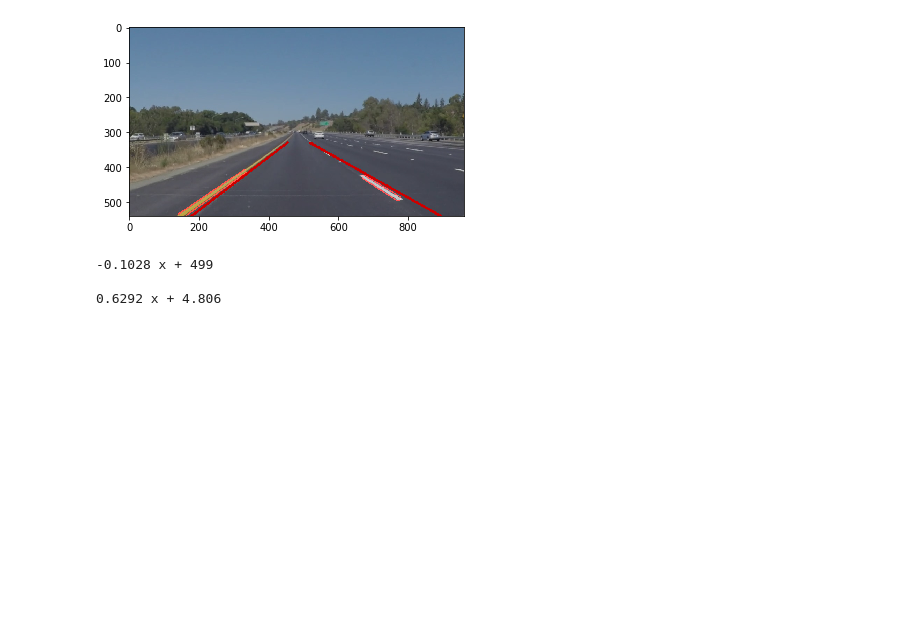
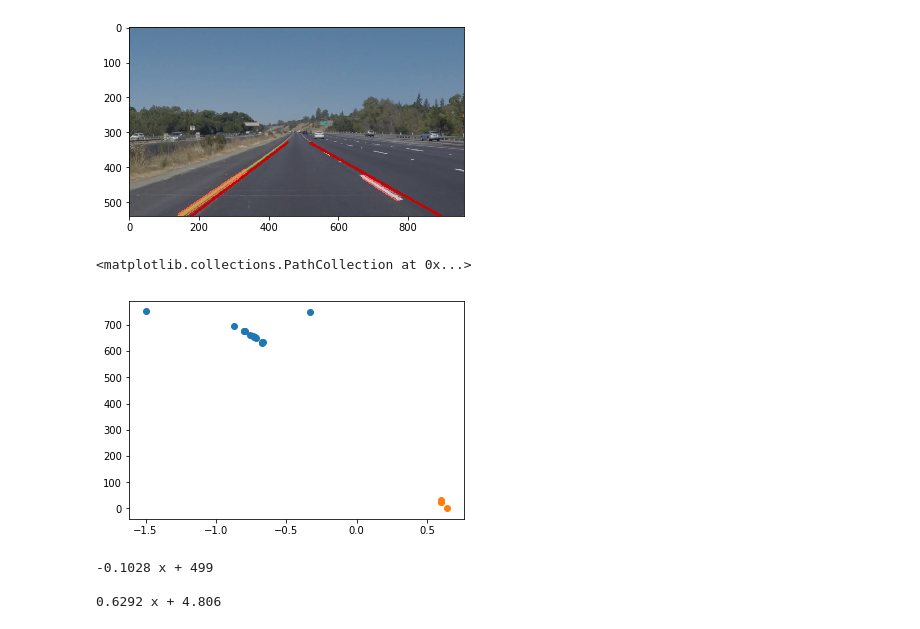
Before and after one commit to MarkCEWang/ECE493-Autonomous, a Jupyter notebook: Assignment1/P1.ipynb, the cells around one changed output. Drawn from its saved outputs; the diff is of its cells as text; code cells hidden in the pictures; blank space fills up the shorter version.

```diff
--- a/Assignment1/P1.ipynb
+++ b/Assignment1/P1.ipynb
@@ -306,37 +306,43 @@ plt.imshow(weight_im)
 <matplotlib.image.AxesImage at 0x...>
 [figure]
 # %%
-# Using RANSAC, estimate the optimal left and right lines
+# Using slope and intercept to classify
 
 # Left Line:
 
 left_slopes = []
 left_intercepts = []
 
 for line in leftLines:
     x1 = line[0][0]
     y1 = line[0][1]
     x2 = line[0][2]
     y2 = line[0][3]
 
     m = calcSlope([[x1, y1, x2, y2]])
     left_slopes.append(m)
     left_intercepts.append(calcLineParam(x1, y1, m, []))
 
 # Right Line:
 
 right_slopes = []
 right_intercepts = []
 
 for line in rightLines:
     x1 = line[0][0]
     y1 = line[0][1]
     x2 = line[0][2]
     y2 = line[0][3]
 
     m = calcSlope([[x1, y1, x2, y2]])
     right_slopes.append(m)
     right_intercepts.append(calcLineParam(x1, y1, m, []))
+
+plt.scatter(left_slopes, left_intercepts)
+plt.scatter(right_slopes, right_intercepts)
+# %% [output]
+<matplotlib.collections.PathCollection at 0x...>
+[figure, added]
 # %%
 # Polyfit the points of the lines to get our lane lines
 
```
Also changed, not shown: parts of 4 cells of this notebook, 1 other file.
